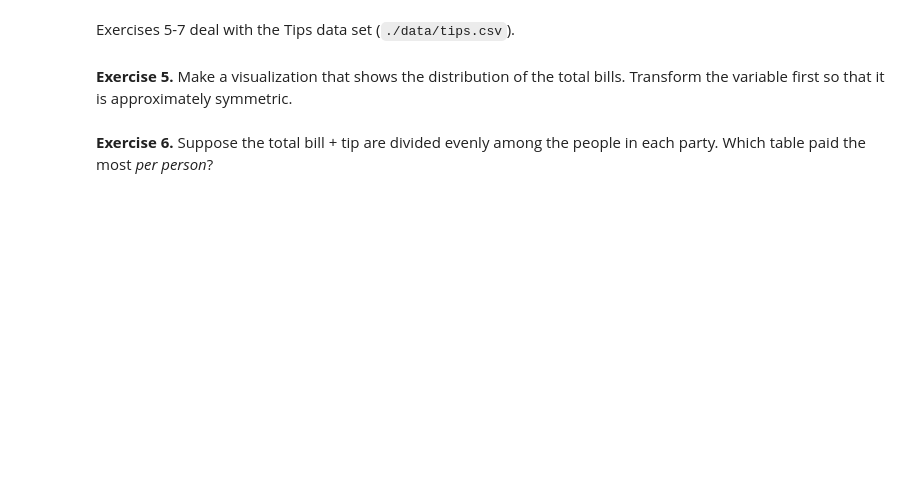
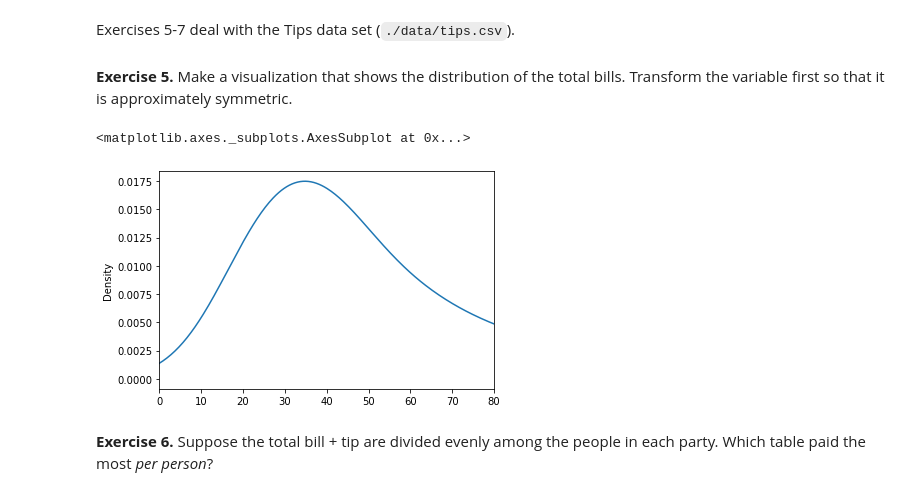
Before and after one commit to thegerrit/data_science, a Jupyter notebook: labs/Lab05-TransformingData.ipynb, the cells around one changed output. Cells and saved outputs as stored; diff of their text form; code cells hidden in the pictures; blank space fills up the shorter version.

```diff
--- a/labs/Lab05-TransformingData.ipynb
+++ b/labs/Lab05-TransformingData.ipynb
@@ -181,6 +400,12 @@ Exercises 5-7 deal with the Tips data set (`./data/tips.csv`).
 **Exercise 5.** Make a visualization that shows the distribution of the total bills. Transform the variable first so that it is approximately symmetric.
 # %%
 # ENTER YOUR CODE HERE and EXPLAIN AS COMMENTS
+tips_df = pd.read_csv('./data/tips.csv')
+(tips_df['total_bill'] ** 1.3).plot.density(xlim=(0,80))
+#lambda = 1.3
+# %% [output]
+<matplotlib.axes._subplots.AxesSubplot at 0x...>
+[figure, added]
 # %% [markdown]
 **Exercise 6.** Suppose the total bill + tip are divided evenly among the people in each party. Which table paid the most _per person_?
 # %%
```
Also changed, not shown: parts of 25 cells of this notebook.
